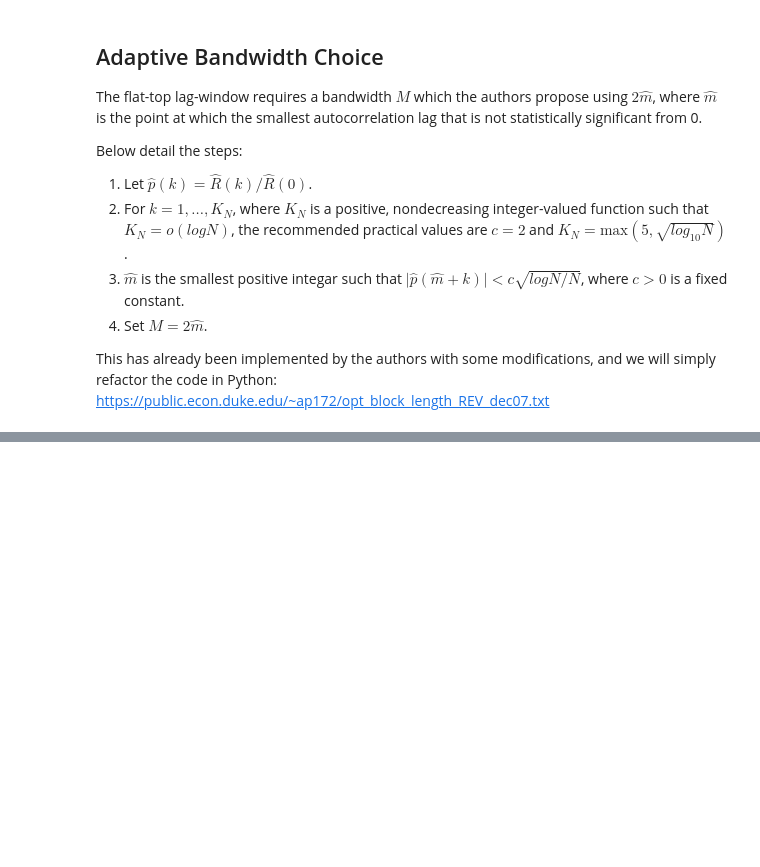
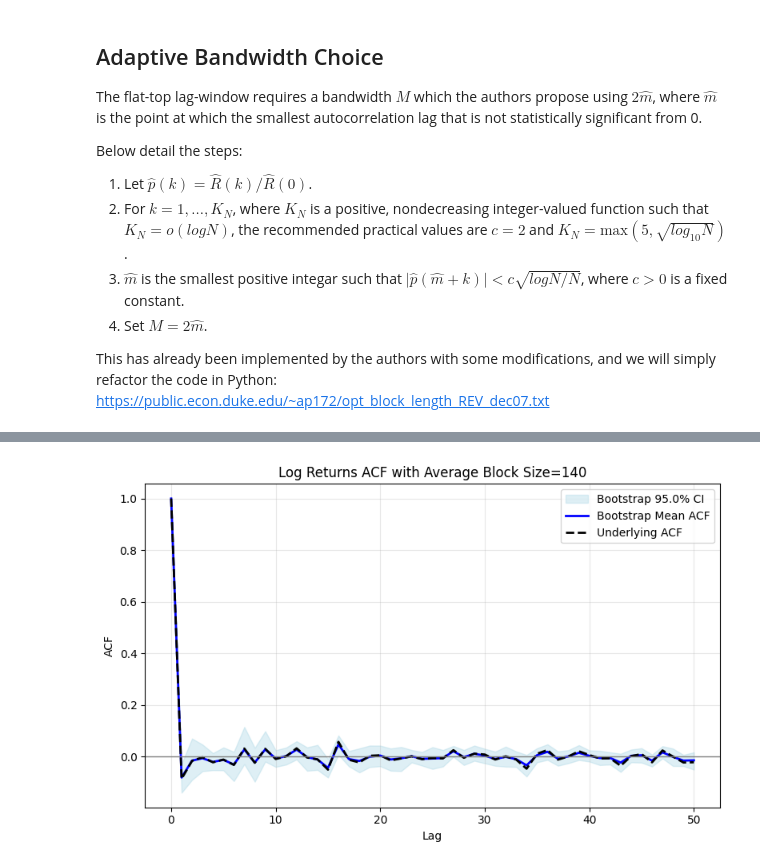
Before and after one commit to finnlimjc/Automatic-Block-Selection-for-Financial-Bootstrapping, a Jupyter notebook: notebooks/automatic_block_selection.ipynb, the cells around one changed output, grey strips where cells are left out. Cells and saved outputs as stored; diff of their text form; code cells hidden in the pictures; blank space fills up the shorter version.

```diff
--- a/notebooks/automatic_block_selection.ipynb
+++ b/notebooks/automatic_block_selection.ipynb
@@ -316 +325,12 @@ class VolCluster:
+# %%
+steps = len(data)
+max_lag = 50
+alpha = 0.05
+seed = 123
+
+sims = stationary_bootstrap(data, n_sims=1000, t=steps, avg_block_size=avg_block_size, seed=seed)
+vc = ACFPlot(data, sims, max_lag, alpha)
+fig1 = vc.plot_acf_band(title=f'Log Returns ACF with Average Block Size={avg_block_size}')
+# %% [output]
+[figure, added]
 # %%
```
Also changed, not shown: parts of 22 cells of this notebook, 8 other files.
